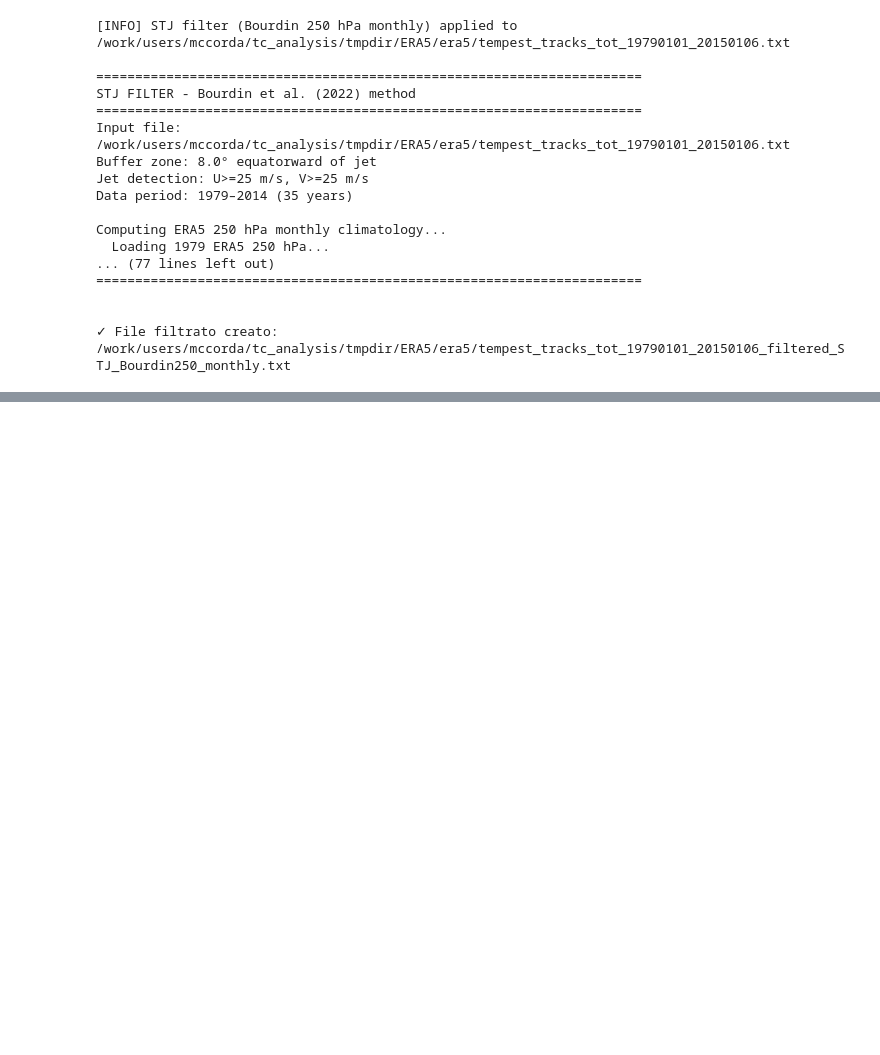
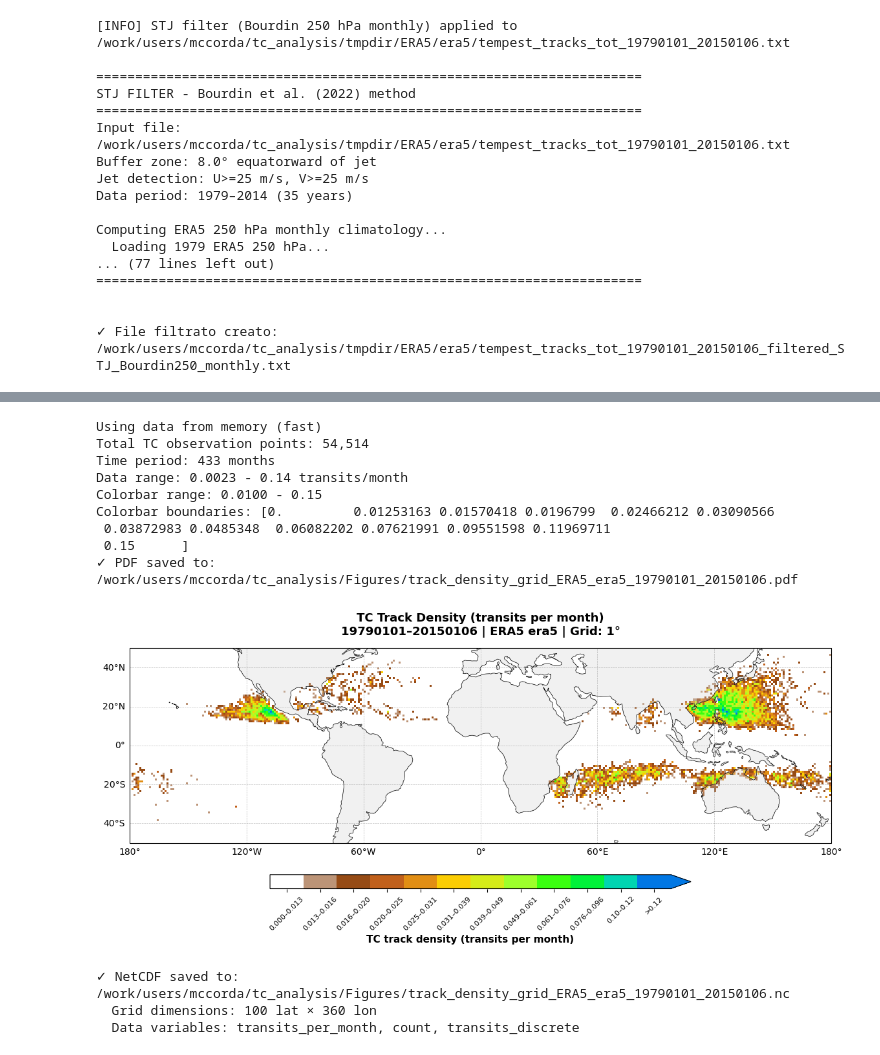
Before and after one commit to DestinE-Climate-DT/AQUA-diagnostics, a Jupyter notebook: frontier-diagnostics/tropical_cyclones/notebooks/tcs_era5_v5.ipynb, the cells around one changed output, grey strips where cells are left out. Cells and saved outputs as stored; diff of their text form; code cells hidden in the pictures; blank space fills up the shorter version.

```diff
--- a/frontier-diagnostics/tropical_cyclones/notebooks/tcs_era5_v5.ipynb
+++ b/frontier-diagnostics/tropical_cyclones/notebooks/tcs_era5_v5.ipynb
@@ -615,0 +268,17 @@ SH Total                         23.3             14.5      8.8 (+61%)
+# %%
+# Plot di tutti i TC
+plot_track_density_grid(tc_data, config, grid_size=1)
+# %% [output]
+Using data from memory (fast)
+Total TC observation points: 54,514
+Time period: 433 months
+Data range: 0.0023 - 0.14 transits/month
+Colorbar range: 0.0100 - 0.15
+Colorbar boundaries: [0.         0.01253163 0.01570418 0.0196799  0.02466212 0.03090566
+ 0.03872983 0.0485348  0.06082202 0.07621991 0.09551598 0.11969711
+ 0.15      ]
+✓ PDF saved to: /work/users/mccorda/tc_analysis/Figures/track_density_grid_ERA5_era5_19790101_20150106.pdf
+[figure, added]
+✓ NetCDF saved to: /work/users/mccorda/tc_analysis/Figures/track_density_grid_ERA5_era5_19790101_20150106.nc
+  Grid dimensions: 100 lat × 360 lon
+  Data variables: transits_per_month, count, transits_discrete
```
Also changed, not shown: parts of 18 cells of this notebook, 1 other file.
